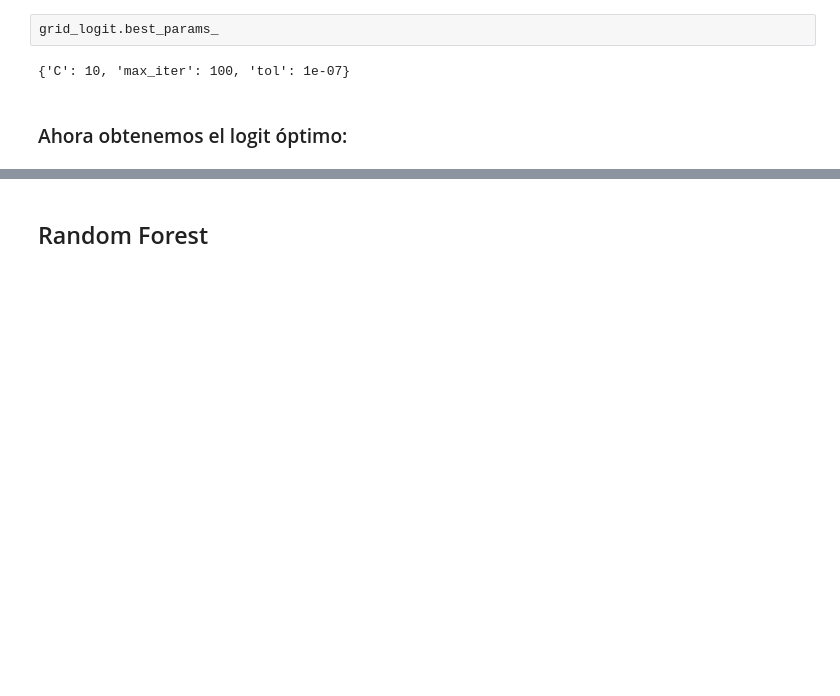
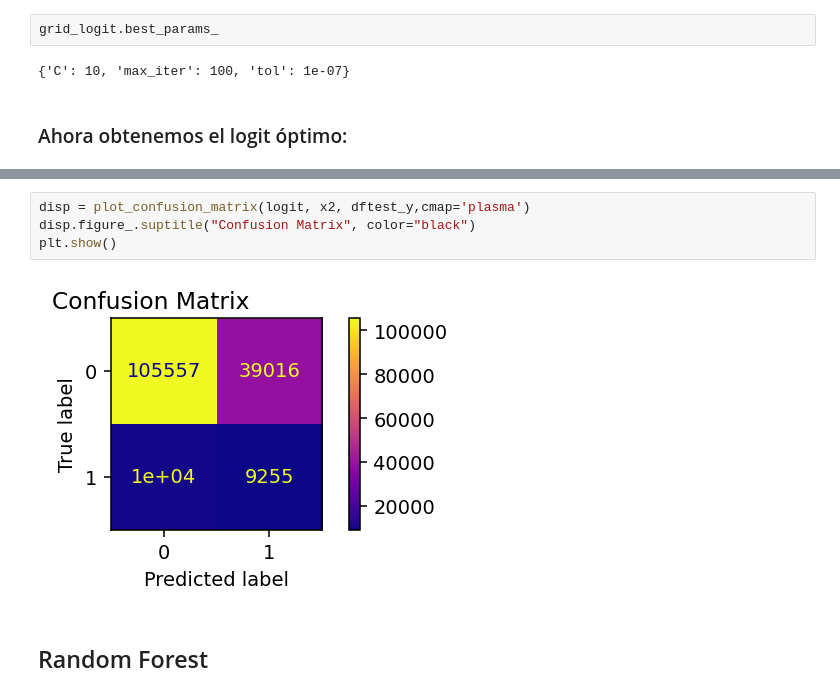
Before and after one commit to felipejorqueradiaz/Entel---Customer-Experience, a Jupyter notebook: Preprocesamiento.ipynb, the cells around one changed output, grey strips where cells are left out. Cells and saved outputs as stored; diff of their text form; blank space fills up the shorter version.

```diff
--- a/Preprocesamiento.ipynb
+++ b/Preprocesamiento.ipynb
@@ -542,3 +600,9 @@ plt.show()
+# %%
+disp = plot_confusion_matrix(logit, x2, dftest_y,cmap='plasma')
+disp.figure_.suptitle("Confusion Matrix", color="black")
+plt.show()
+# %% [output]
+[figure, added]
 # %% [markdown]
 ## Random Forest
 # %%
```
Also changed, not shown: parts of 24 cells of this notebook.
